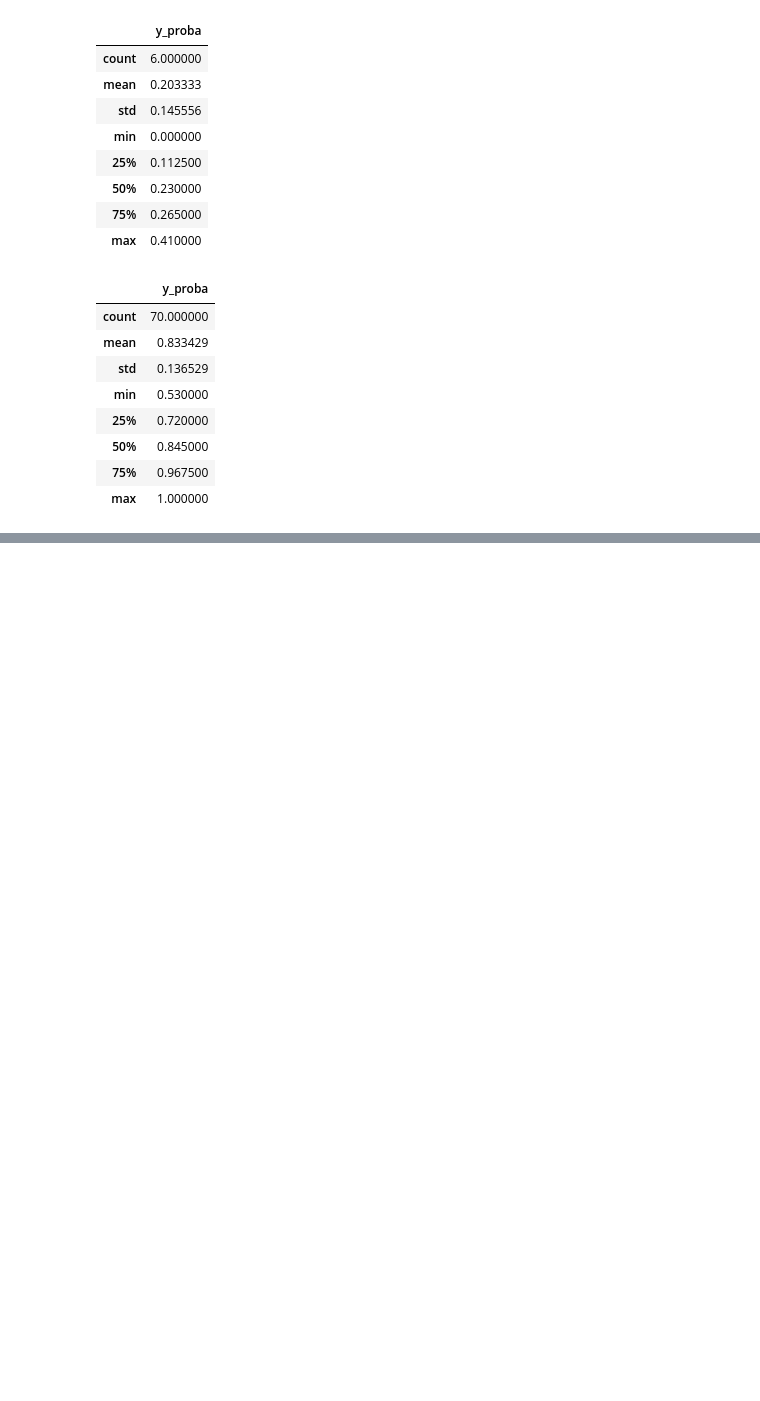
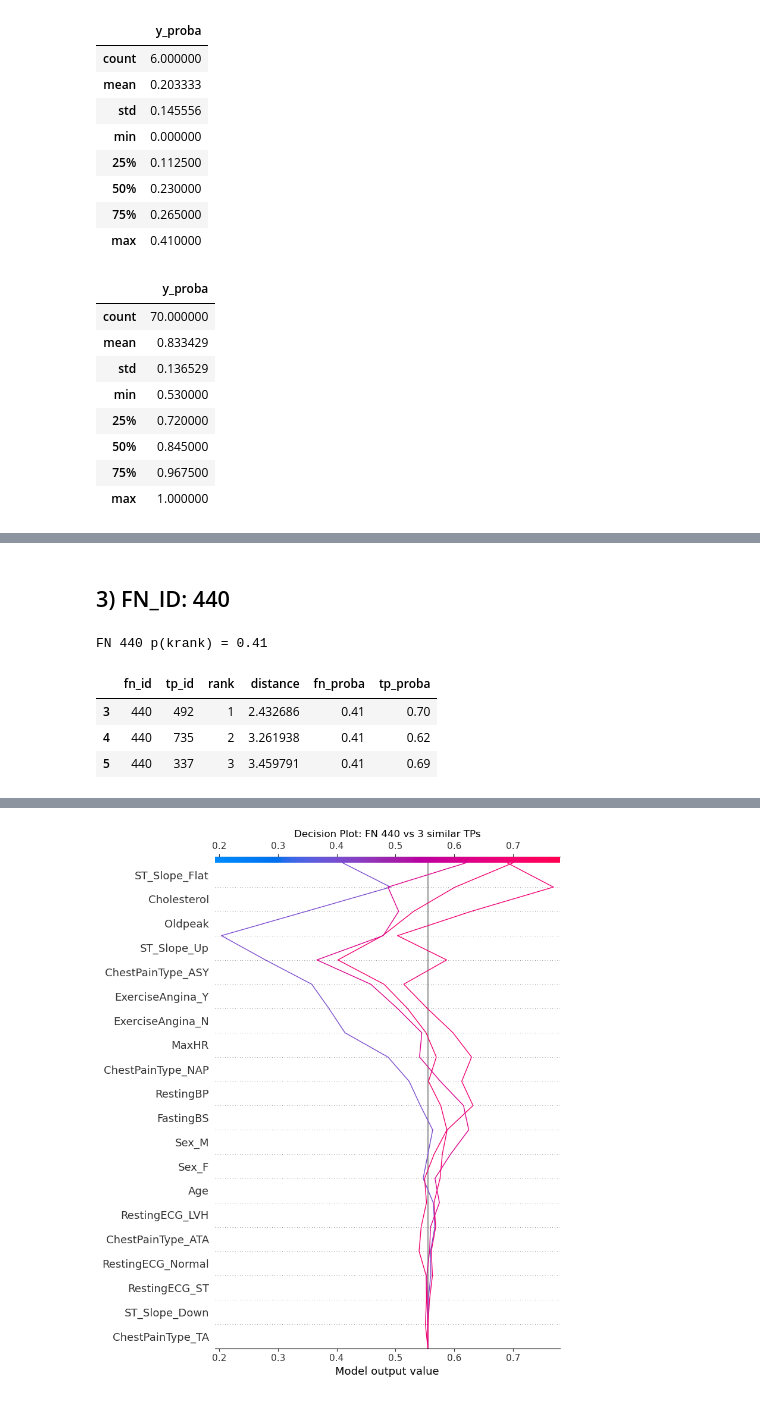
Before and after one commit to okayh14/XAI_Heart_Disease, a Jupyter notebook: XAI_Model-Copy1.ipynb, the cells around one changed output, grey strips where cells are left out. Drawn from its saved outputs; the diff is of its cells as text; code cells hidden in the pictures; blank space fills up the shorter version.

```diff
--- a/XAI_Model-Copy1.ipynb
+++ b/XAI_Model-Copy1.ipynb
@@ -1202,0 +1454,20 @@ Matches for this fn_id: 3
+# %% [markdown]
+## 3) FN_ID: 440
+# %%
+fn_id = 440
+
+# 1) Tabelle (Top-8 Features nach |FN_SHAP|)
+waterfall_table, matches2 = make_waterfall_compare_table(fn_id, top_n=8, k=3)
+
+print(f"FN {fn_id} p(krank) =", float(fn_cases.loc[fn_id, "y_proba"]))
+display(matches2)          # oder display(matches2[["fn_id","tp_id","rank","distance","tp_proba"]]) etc.
+display(waterfall_table)   # Tabelle zuerst
+
+# 2) Decision Plot (danach)
+matches = plot_decision_for_fn_group(fn_id, k=3)
+# %% [output]
+FN 440 p(krank) = 0.41
+|  | fn_id | tp_id | rank | distance | fn_proba | tp_proba |
+| 3 | 440 | 492 | 1 | 2.432686 | 0.41 | 0.70 |
+| 4 | 440 | 735 | 2 | 3.261938 | 0.41 | 0.62 |
+| 5 | 440 | 337 | 3 | 3.459791 | 0.41 | 0.69 |
@@ -1202,0 +1483 @@ Matches for this fn_id: 3
+[figure, added]
```
Also changed, not shown: parts of 23 cells of this notebook.
